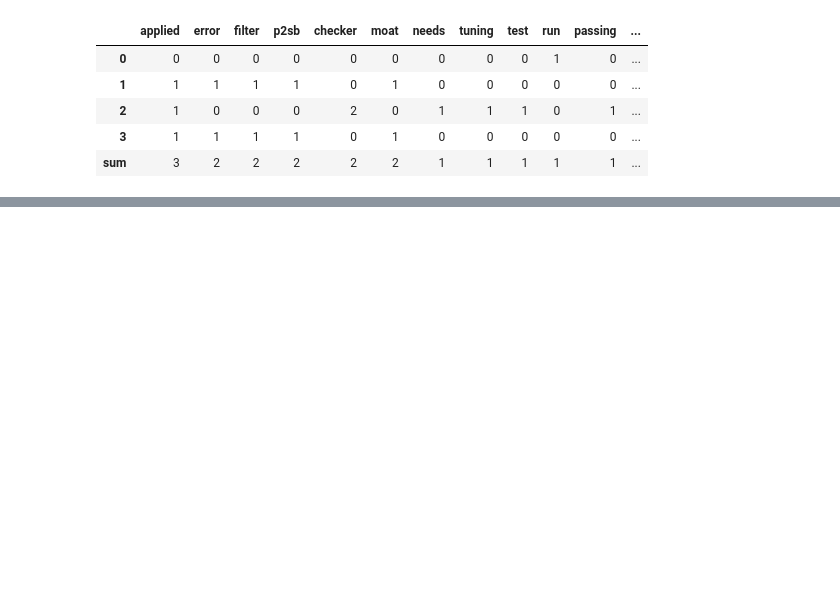
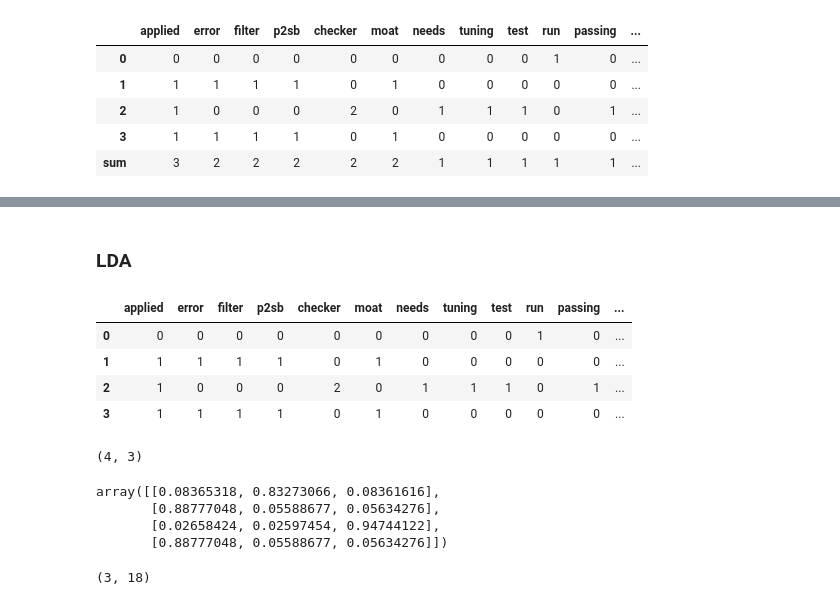
Before and after one commit to NicoleNL/ML-Track, a Jupyter notebook: UnsupervisedML.ipynb, the cells around one changed output, grey strips where cells are left out. Saved outputs shown, nothing was run; the diff lists cells and outputs as text; code cells hidden in the pictures; blank space fills up the shorter version.

```diff
--- a/UnsupervisedML.ipynb
+++ b/UnsupervisedML.ipynb
@@ -235,13 +235,13 @@ def feature_extraction(column,ngram_range,ascending,fe_type):
 
 #     df = df.drop(index='sum')
 
-    return df
+    return df,vec_type,vectorized
 # %%
 column = df1["notes_stop"]
 ngram_range = (1,1)
 ascending = False
 fe_type = "bagofwords"
-X = feature_extraction(column,ngram_range,ascending,fe_type)
+X = feature_extraction(column,ngram_range,ascending,fe_type)[0]
 X
 # %% [output]
 |  | applied | error | filter | p2sb | checker | moat | needs | tuning | test | run | passing | ... |
@@ -402,0 +348,11 @@ The optimal number of clusters selected is 3 with average silhouette_score of 0.
+# %% [markdown]
+### LDA
+# %%
+X = X.drop(index='sum')
+X
+# %% [output]
+|  | applied | error | filter | p2sb | checker | moat | needs | tuning | test | run | passing | ... |
+| 0 | 0 | 0 | 0 | 0 | 0 | 0 | 0 | 0 | 0 | 1 | 0 | ... |
+| 1 | 1 | 1 | 1 | 1 | 0 | 1 | 0 | 0 | 0 | 0 | 0 | ... |
+| 2 | 1 | 0 | 0 | 0 | 2 | 0 | 1 | 1 | 1 | 0 | 1 | ... |
+| 3 | 1 | 1 | 1 | 1 | 0 | 1 | 0 | 0 | 0 | 0 | 0 | ... |
@@ -402,0 +374,15 @@ The optimal number of clusters selected is 3 with average silhouette_score of 0.
+# %%
+X_topics.shape #4 rows/doc, 3 topics
+# %% [output]
+(4, 3)
+# %%
+X_topics #probabilities of doc belonging to particular topic
+# %% [output]
+array([[0.08365318, 0.83273066, 0.08361616],
+       [0.88777048, 0.05588677, 0.05634276],
+       [0.02658424, 0.02597454, 0.94744122],
+       [0.88777048, 0.05588677, 0.05634276]])
+# %%
+topic_words.shape #3 topics, 18 words
+# %% [output]
+(3, 18)
```
Also changed, not shown: parts of 21 cells of this notebook.
